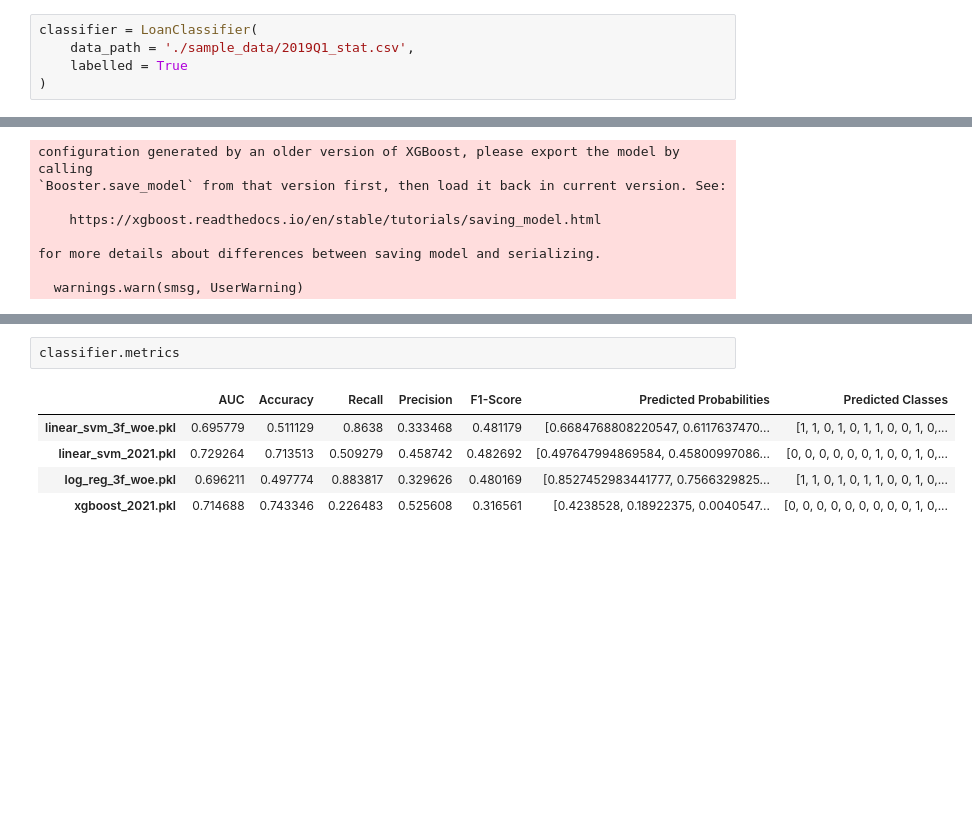
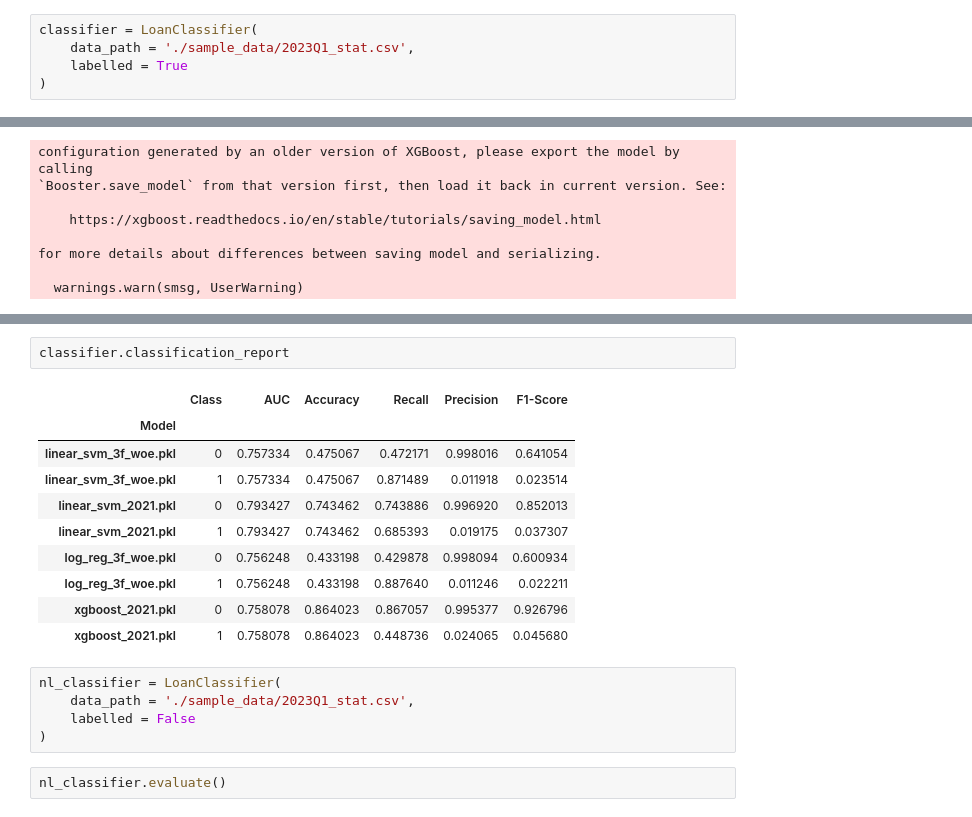
Before and after one commit to MIE479-2024/msf-capstone-crm, a Jupyter notebook: loanclassifier/example_use.ipynb, the cells around one changed output, grey strips where cells are left out. Cells and saved outputs as stored; diff of their text form; blank space fills up the shorter version.

```diff
--- a/loanclassifier/example_use.ipynb
+++ b/loanclassifier/example_use.ipynb
@@ -2,7 +2,7 @@
 from main import LoanClassifier
 # %%
 classifier = LoanClassifier(
-    data_path = './sample_data/2019Q1_stat.csv',
+    data_path = './sample_data/2023Q1_stat.csv',
     labelled = True
 )
 # %% [output]
@@ -46,8 +47,20 @@ classifier.predictions
 # %%
-classifier.metrics
+classifier.classification_report
 # %% [output]
-|  | AUC | Accuracy | Recall | Precision | F1-Score | Predicted Probabilities | Predicted Classes |
-| linear_svm_3f_woe.pkl | 0.695779 | 0.511129 | 0.8638 | 0.333468 | 0.481179 | [0.6684768808220547, 0.6117637470... | [1, 1, 0, 1, 0, 1, 1, 0, 0, 1, 0,... |
-| linear_svm_2021.pkl | 0.729264 | 0.713513 | 0.509279 | 0.458742 | 0.482692 | [0.497647994869584, 0.45800997086... | [0, 0, 0, 0, 0, 0, 1, 0, 0, 1, 0,... |
-| log_reg_3f_woe.pkl | 0.696211 | 0.497774 | 0.883817 | 0.329626 | 0.480169 | [0.8527452983441777, 0.7566329825... | [1, 1, 0, 1, 0, 1, 1, 0, 0, 1, 0,... |
-| xgboost_2021.pkl | 0.714688 | 0.743346 | 0.226483 | 0.525608 | 0.316561 | [0.4238528, 0.18922375, 0.0040547... | [0, 0, 0, 0, 0, 0, 0, 0, 0, 1, 0,... |
+|  | Class | AUC | Accuracy | Recall | Precision | F1-Score |
+| Model |  |  |  |  |  |  |
+| linear_svm_3f_woe.pkl | 0 | 0.757334 | 0.475067 | 0.472171 | 0.998016 | 0.641054 |
+| linear_svm_3f_woe.pkl | 1 | 0.757334 | 0.475067 | 0.871489 | 0.011918 | 0.023514 |
+| linear_svm_2021.pkl | 0 | 0.793427 | 0.743462 | 0.743886 | 0.996920 | 0.852013 |
+| linear_svm_2021.pkl | 1 | 0.793427 | 0.743462 | 0.685393 | 0.019175 | 0.037307 |
+| log_reg_3f_woe.pkl | 0 | 0.756248 | 0.433198 | 0.429878 | 0.998094 | 0.600934 |
+| log_reg_3f_woe.pkl | 1 | 0.756248 | 0.433198 | 0.887640 | 0.011246 | 0.022211 |
+| xgboost_2021.pkl | 0 | 0.758078 | 0.864023 | 0.867057 | 0.995377 | 0.926796 |
+| xgboost_2021.pkl | 1 | 0.758078 | 0.864023 | 0.448736 | 0.024065 | 0.045680 |
+# %%
+nl_classifier = LoanClassifier(
+    data_path = './sample_data/2023Q1_stat.csv',
+    labelled = False
+)
+# %%
+nl_classifier.evaluate()
```
Also changed, not shown: parts of 6 cells of this notebook, 2 other files.
